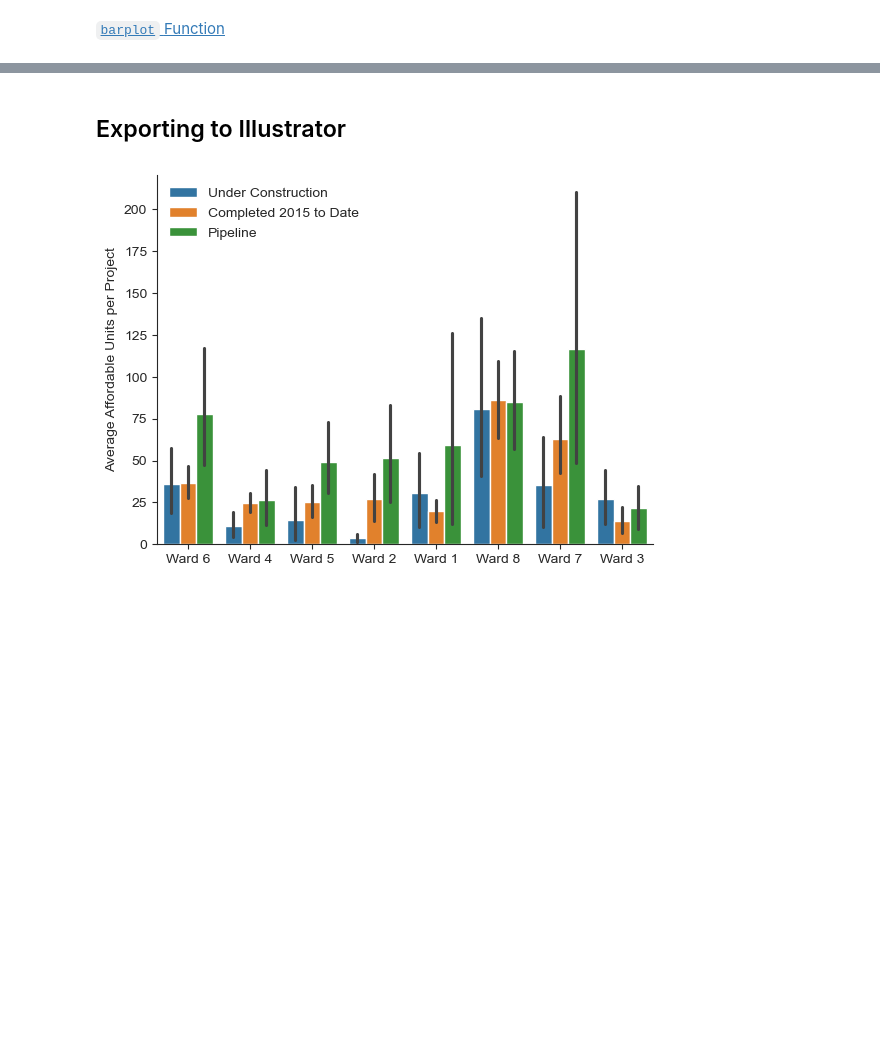
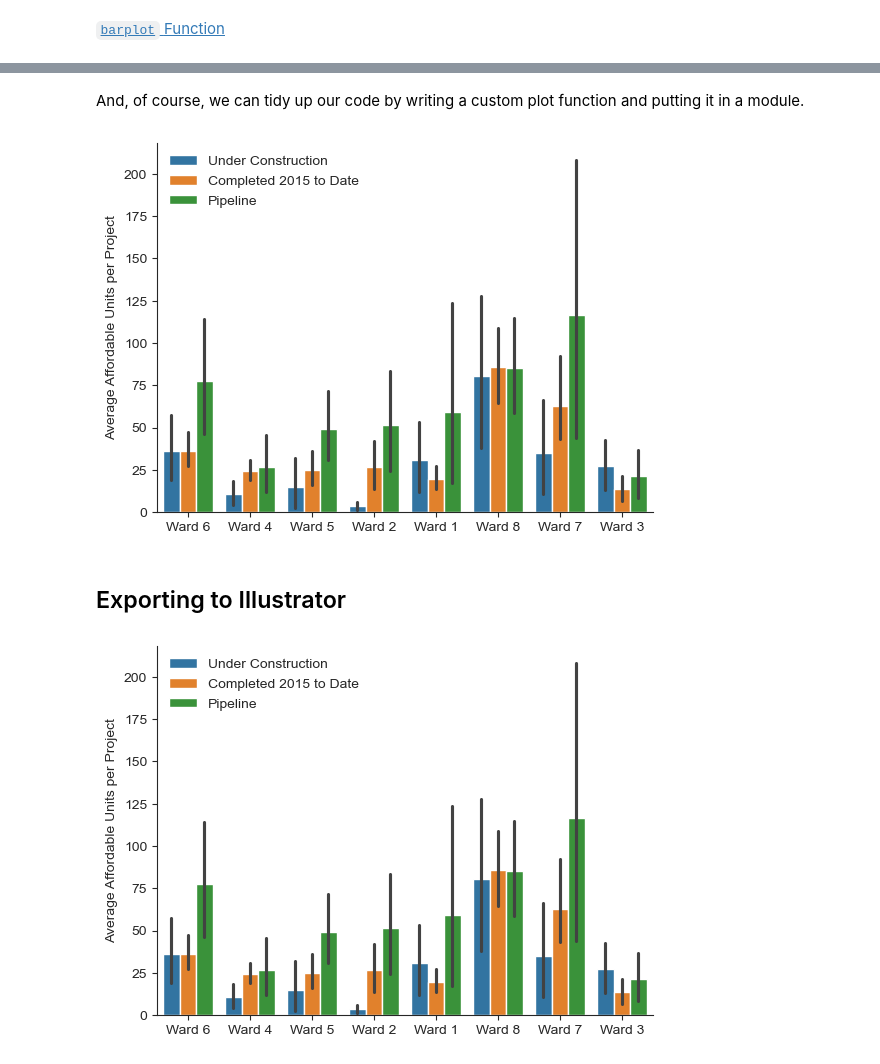
Before and after one commit to ncsg/ursp688y_sp2023, a Jupyter notebook: demos/demo05/demo05.ipynb, the cells around one changed output, grey strips where cells are left out. Saved outputs shown, nothing was run; the diff lists cells and outputs as text; code cells hidden in the pictures; blank space fills up the shorter version.

Commit message:
updates to demo 5

```diff
--- a/demos/demo05/demo05.ipynb
+++ b/demos/demo05/demo05.ipynb
@@ -280,10 +344,18 @@ sns.despine()
+# %% [markdown]
+And, of course, we can tidy up our code by writing a custom plot function and putting it in a module.
+# %%
+from demo05 import plot_average_affordable_units_by_status
+
+fig = plot_average_affordable_units_by_status(df)
+# %% [output]
+[figure, added]
 # %% [markdown]
 ## Exporting to Illustrator
 # %%
 # Let's check what's stored in the `fig` variable
 fig
 # %% [output]
-[figure, old version]
+[figure, new version]
 # %%
 fig.savefig('plot.eps', format='eps')
 # %%
```
Also changed, not shown: parts of 9 cells of this notebook, 4 other files.
